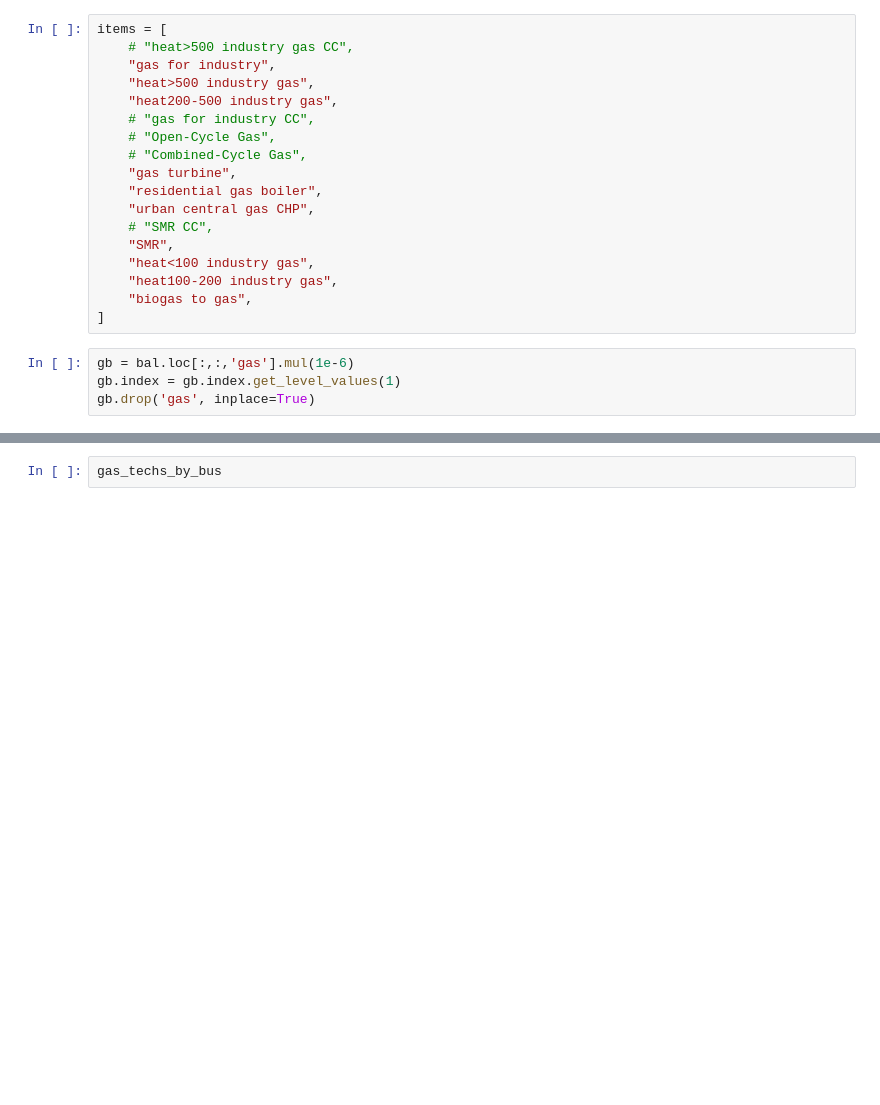
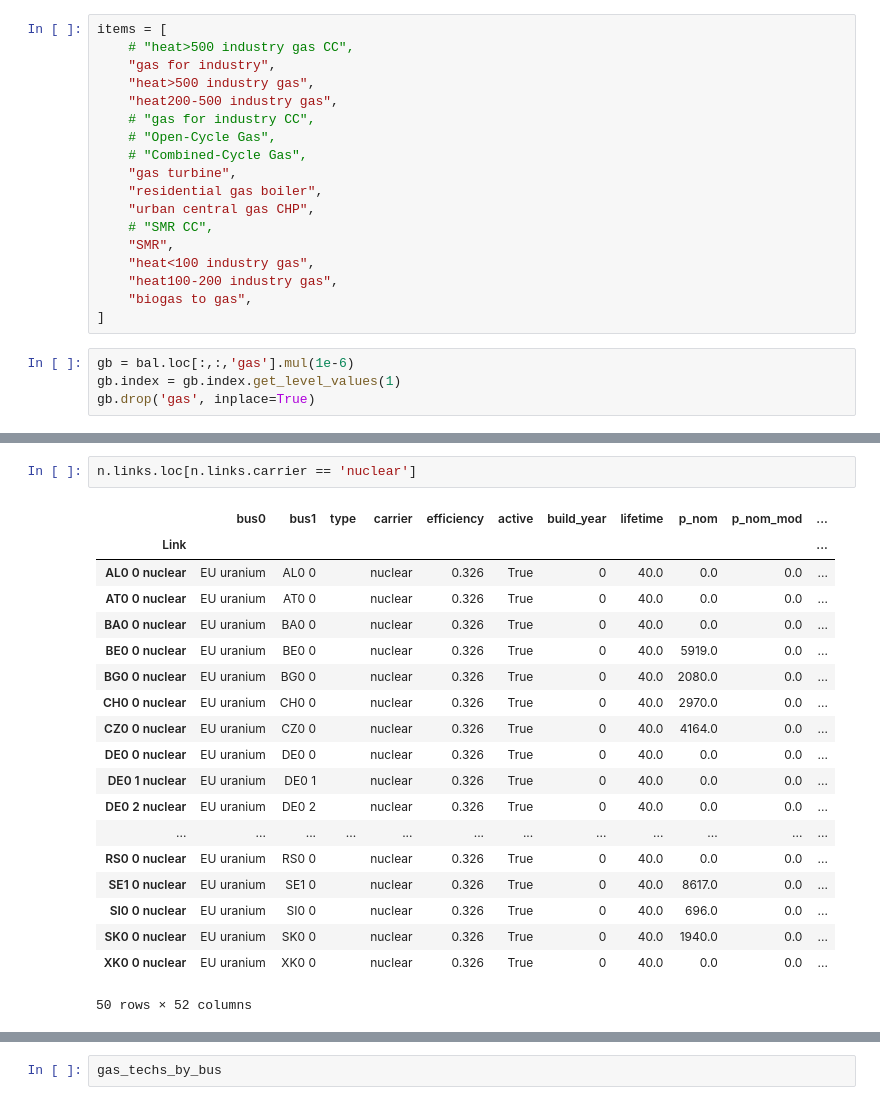
Before and after one commit to LukasFrankenQ/resilient-pypsa-eur, a Jupyter notebook: notebooks/plot_total_gas_use.ipynb, the cells around one changed output, grey strips where cells are left out. Saved outputs shown, nothing was run; the diff lists cells and outputs as text; blank space fills up the shorter version.

```diff
--- a/notebooks/plot_total_gas_use.ipynb
+++ b/notebooks/plot_total_gas_use.ipynb
@@ -564,0 +756,22 @@ was ist mit rural air heat pumps!?! Check data
+# %%
+n.links.loc[n.links.carrier == 'nuclear']
+# %% [output]
+|  | bus0 | bus1 | type | carrier | efficiency | active | build_year | lifetime | p_nom | p_nom_mod | ... |
+| Link |  |  |  |  |  |  |  |  |  |  | ... |
+| AL0 0 nuclear | EU uranium | AL0 0 |  | nuclear | 0.326 | True | 0 | 40.0 | 0.0 | 0.0 | ... |
+| AT0 0 nuclear | EU uranium | AT0 0 |  | nuclear | 0.326 | True | 0 | 40.0 | 0.0 | 0.0 | ... |
+| BA0 0 nuclear | EU uranium | BA0 0 |  | nuclear | 0.326 | True | 0 | 40.0 | 0.0 | 0.0 | ... |
+| BE0 0 nuclear | EU uranium | BE0 0 |  | nuclear | 0.326 | True | 0 | 40.0 | 5919.0 | 0.0 | ... |
+| BG0 0 nuclear | EU uranium | BG0 0 |  | nuclear | 0.326 | True | 0 | 40.0 | 2080.0 | 0.0 | ... |
+| CH0 0 nuclear | EU uranium | CH0 0 |  | nuclear | 0.326 | True | 0 | 40.0 | 2970.0 | 0.0 | ... |
+| CZ0 0 nuclear | EU uranium | CZ0 0 |  | nuclear | 0.326 | True | 0 | 40.0 | 4164.0 | 0.0 | ... |
+| DE0 0 nuclear | EU uranium | DE0 0 |  | nuclear | 0.326 | True | 0 | 40.0 | 0.0 | 0.0 | ... |
+| DE0 1 nuclear | EU uranium | DE0 1 |  | nuclear | 0.326 | True | 0 | 40.0 | 0.0 | 0.0 | ... |
+| DE0 2 nuclear | EU uranium | DE0 2 |  | nuclear | 0.326 | True | 0 | 40.0 | 0.0 | 0.0 | ... |
+| ... | ... | ... | ... | ... | ... | ... | ... | ... | ... | ... | ... |
+| RS0 0 nuclear | EU uranium | RS0 0 |  | nuclear | 0.326 | True | 0 | 40.0 | 0.0 | 0.0 | ... |
+| SE1 0 nuclear | EU uranium | SE1 0 |  | nuclear | 0.326 | True | 0 | 40.0 | 8617.0 | 0.0 | ... |
+| SI0 0 nuclear | EU uranium | SI0 0 |  | nuclear | 0.326 | True | 0 | 40.0 | 696.0 | 0.0 | ... |
+| SK0 0 nuclear | EU uranium | SK0 0 |  | nuclear | 0.326 | True | 0 | 40.0 | 1940.0 | 0.0 | ... |
+| XK0 0 nuclear | EU uranium | XK0 0 |  | nuclear | 0.326 | True | 0 | 40.0 | 0.0 | 0.0 | ... |
+50 rows × 52 columns
```
Also changed, not shown: parts of 11 cells of this notebook, 2 other files.
